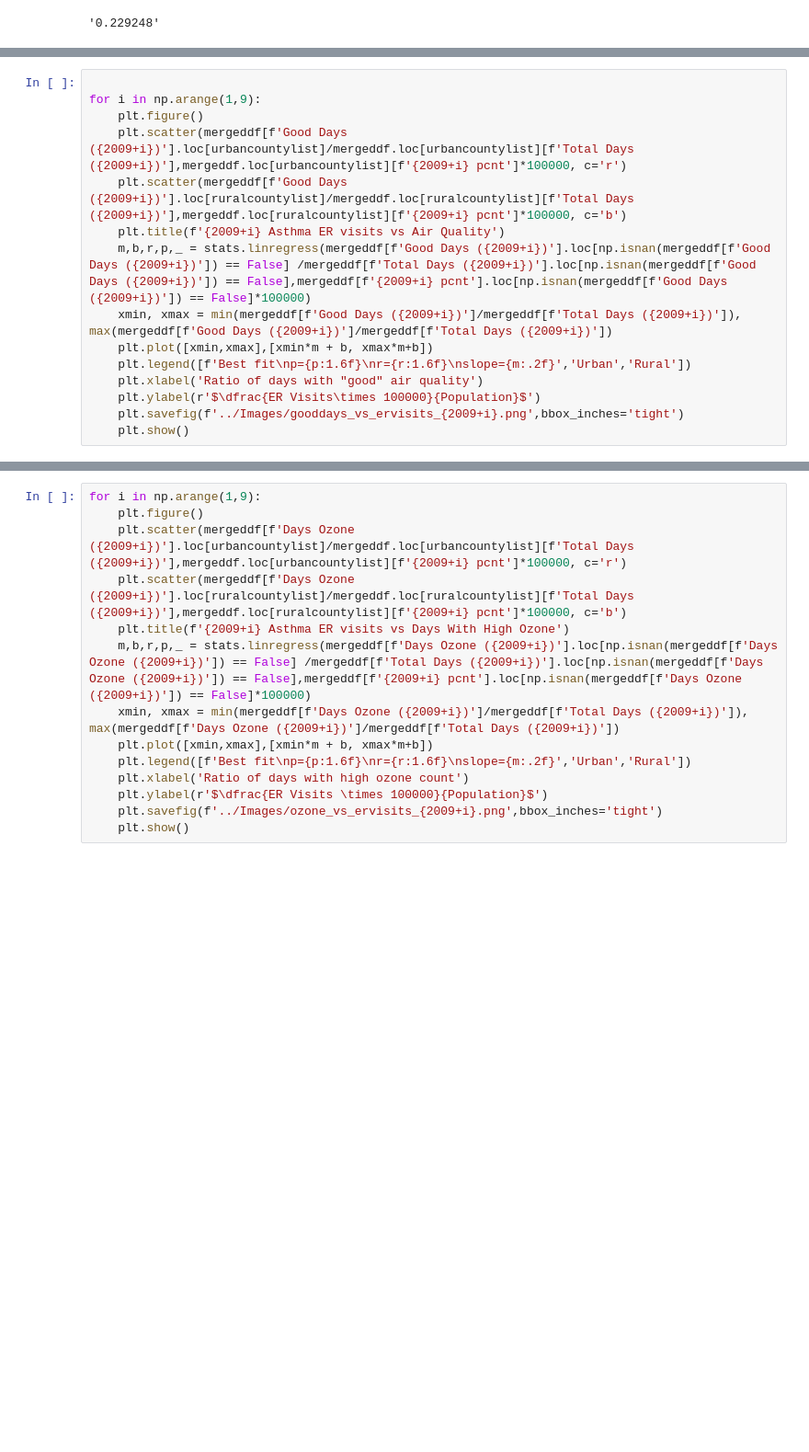
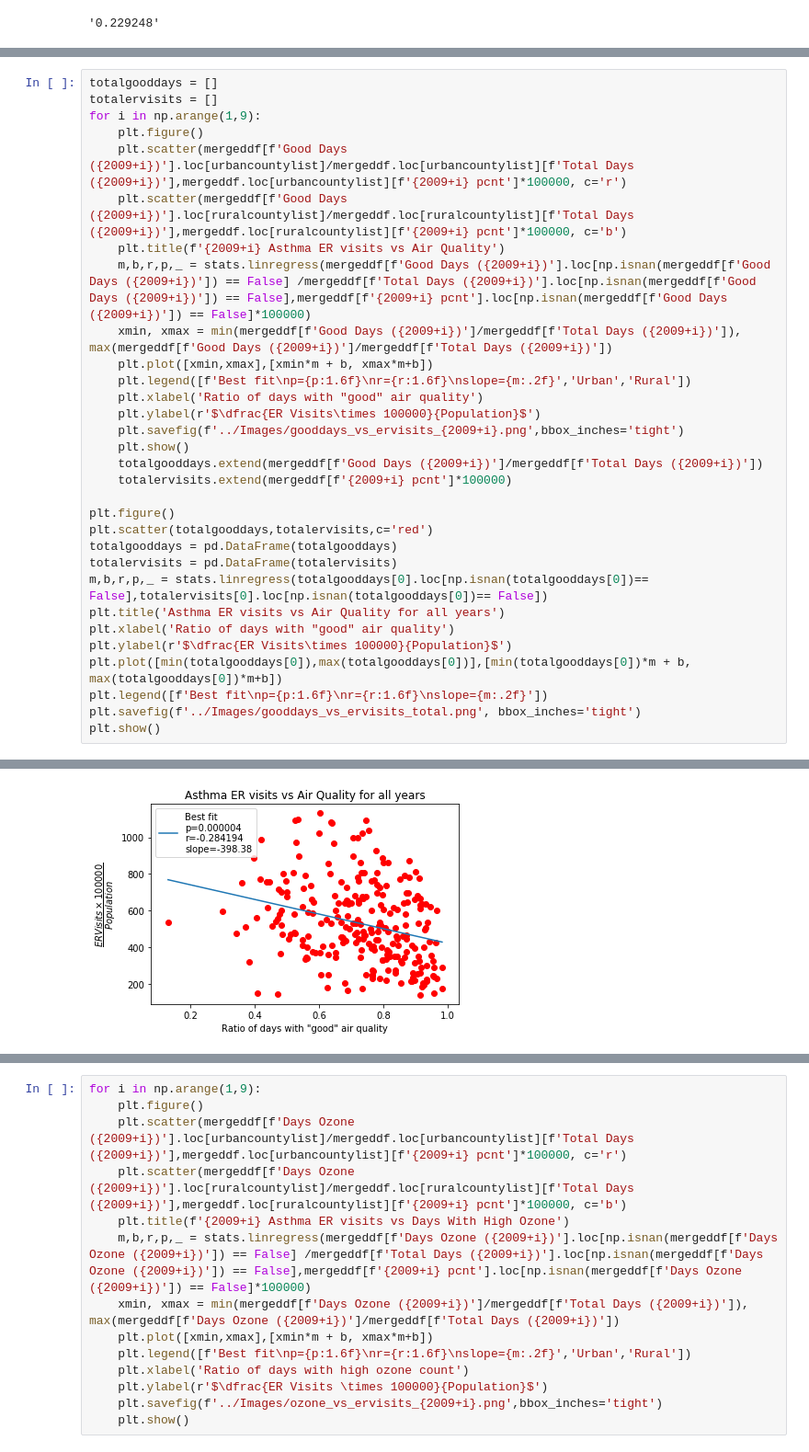
Before and after one commit to ghteds/healthproject, a Jupyter notebook: Code/jmplayingwithdata.ipynb, the cells around one changed output, grey strips where cells are left out. Shown at 92% size. Saved outputs shown, nothing was run; the diff lists cells and outputs as text; blank space fills up the shorter version.

Commit message:
Adding some cumulative graphs and ttest graph

```diff
--- a/Code/jmplayingwithdata.ipynb
+++ b/Code/jmplayingwithdata.ipynb
@@ -235,25 +254,42 @@ f'{p:1.6f}'
 # %%
-
+totalgooddays = []
+totalervisits = []
 for i in np.arange(1,9):
     plt.figure()
     plt.scatter(mergeddf[f'Good Days ({2009+i})'].loc[urbancountylist]/mergeddf.loc[urbancountylist][f'Total Days ({2009+i})'],mergeddf.loc[urbancountylist][f'{2009+i} pcnt']*100000, c='r')
     plt.scatter(mergeddf[f'Good Days ({2009+i})'].loc[ruralcountylist]/mergeddf.loc[ruralcountylist][f'Total Days ({2009+i})'],mergeddf.loc[ruralcountylist][f'{2009+i} pcnt']*100000, c='b')
     plt.title(f'{2009+i} Asthma ER visits vs Air Quality')
     m,b,r,p,_ = stats.linregress(mergeddf[f'Good Days ({2009+i})'].loc[np.isnan(mergeddf[f'Good Days ({2009+i})']) == False] /mergeddf[f'Total Days ({2009+i})'].loc[np.isnan(mergeddf[f'Good Days ({2009+i})']) == False],mergeddf[f'{2009+i} pcnt'].loc[np.isnan(mergeddf[f'Good Days ({2009+i})']) == False]*100000)
     xmin, xmax = min(mergeddf[f'Good Days ({2009+i})']/mergeddf[f'Total Days ({2009+i})']), max(mergeddf[f'Good Days ({2009+i})']/mergeddf[f'Total Days ({2009+i})'])
     plt.plot([xmin,xmax],[xmin*m + b, xmax*m+b])
     plt.legend([f'Best fit\np={p:1.6f}\nr={r:1.6f}\nslope={m:.2f}','Urban','Rural'])
     plt.xlabel('Ratio of days with "good" air quality')
     plt.ylabel(r'$\dfrac{ER Visits\times 100000}{Population}$')
     plt.savefig(f'../Images/gooddays_vs_ervisits_{2009+i}.png',bbox_inches='tight')
     plt.show()
+    totalgooddays.extend(mergeddf[f'Good Days ({2009+i})']/mergeddf[f'Total Days ({2009+i})'])
+    totalervisits.extend(mergeddf[f'{2009+i} pcnt']*100000)
+
+plt.figure()
+plt.scatter(totalgooddays,totalervisits,c='red')
+totalgooddays = pd.DataFrame(totalgooddays)
+totalervisits = pd.DataFrame(totalervisits)
+m,b,r,p,_ = stats.linregress(totalgooddays[0].loc[np.isnan(totalgooddays[0])== False],totalervisits[0].loc[np.isnan(totalgooddays[0])== False])
+plt.title('Asthma ER visits vs Air Quality for all years')
+plt.xlabel('Ratio of days with "good" air quality')
+plt.ylabel(r'$\dfrac{ER Visits\times 100000}{Population}$')
+plt.plot([min(totalgooddays[0]),max(totalgooddays[0])],[min(totalgooddays[0])*m + b, max(totalgooddays[0])*m+b])
+plt.legend([f'Best fit\np={p:1.6f}\nr={r:1.6f}\nslope={m:.2f}'])
+plt.savefig(f'../Images/gooddays_vs_ervisits_total.png', bbox_inches='tight')
+plt.show()
 # %% [output]
 [figure]
 [figure]
 [figure]
 [figure]
 [figure]
 [figure]
 [figure]
 [figure]
+[figure, added]
 # %%
```
Also changed, not shown: parts of 6 cells of this notebook, 3 other files.
